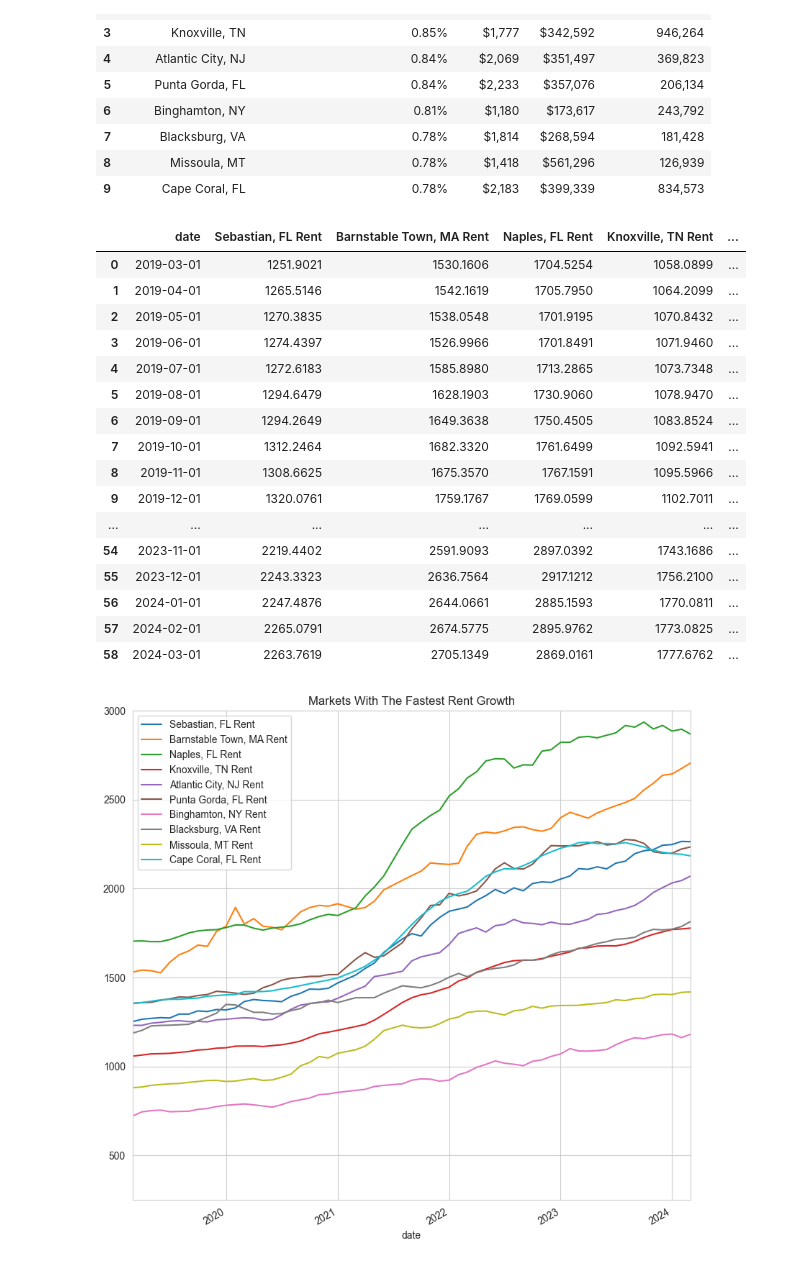
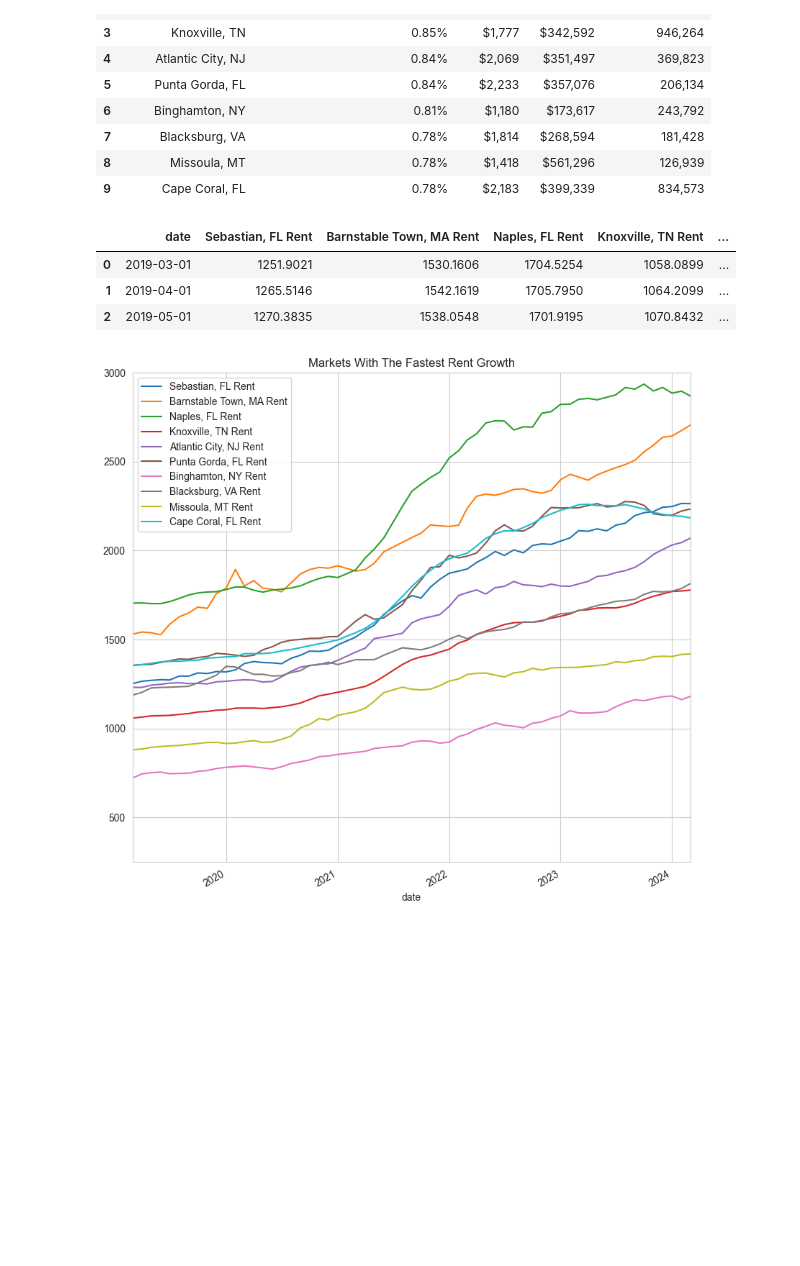
Before and after one commit to AustinJamesWolff/msa_rank_dashboard, a Jupyter notebook: rental_analysis.ipynb, the cells around one changed output. Drawn from its saved outputs; the diff is of its cells as text; code cells hidden in the pictures; blank space fills up the shorter version.

```diff
--- a/rental_analysis.ipynb
+++ b/rental_analysis.ipynb
@@ -280,47 +247,34 @@ rent_5_display.head(10)
 # Get one dataframe with all 10
 def get_msas_to_plot(
     dataframe
 ):
 
     rent_df_list = []
     for msa in dataframe.head(10)['msa_name']:
         temp_df = zillow_rent[
             zillow_rent['msa_name']==msa].copy()
         temp_df.rename(columns={'value':f'{msa} Rent'}, inplace=True)
 
         # Sort by date
         temp_df = temp_df.sort_values('date')
 
         # Drop unnecessary columns
         temp_df.drop(columns=['msa_name','year'], inplace=True)
 
         rent_df_list.append(temp_df)
 
     msas_to_plot_rent = reduce(
         lambda x, y: pd.merge(x, y, on='date'), rent_df_list)
 
     return msas_to_plot_rent
 
 msas_to_plot_rent = get_msas_to_plot(rent_5)
-msas_to_plot_rent
+msas_to_plot_rent.head(3)
 # %% [output]
 |  | date | Sebastian, FL Rent | Barnstable Town, MA Rent | Naples, FL Rent | Knoxville, TN Rent | ... |
 | 0 | 2019-03-01 | 1251.9021 | 1530.1606 | 1704.5254 | 1058.0899 | ... |
 | 1 | 2019-04-01 | 1265.5146 | 1542.1619 | 1705.7950 | 1064.2099 | ... |
 | 2 | 2019-05-01 | 1270.3835 | 1538.0548 | 1701.9195 | 1070.8432 | ... |
-| 3 | 2019-06-01 | 1274.4397 | 1526.9966 | 1701.8491 | 1071.9460 | ... |
-| 4 | 2019-07-01 | 1272.6183 | 1585.8980 | 1713.2865 | 1073.7348 | ... |
-| 5 | 2019-08-01 | 1294.6479 | 1628.1903 | 1730.9060 | 1078.9470 | ... |
-| 6 | 2019-09-01 | 1294.2649 | 1649.3638 | 1750.4505 | 1083.8524 | ... |
-| 7 | 2019-10-01 | 1312.2464 | 1682.3320 | 1761.6499 | 1092.5941 | ... |
-| 8 | 2019-11-01 | 1308.6625 | 1675.3570 | 1767.1591 | 1095.5966 | ... |
-| 9 | 2019-12-01 | 1320.0761 | 1759.1767 | 1769.0599 | 1102.7011 | ... |
-| ... | ... | ... | ... | ... | ... | ... |
-| 54 | 2023-11-01 | 2219.4402 | 2591.9093 | 2897.0392 | 1743.1686 | ... |
-| 55 | 2023-12-01 | 2243.3323 | 2636.7564 | 2917.1212 | 1756.2100 | ... |
-| 56 | 2024-01-01 | 2247.4876 | 2644.0661 | 2885.1593 | 1770.0811 | ... |
-| 57 | 2024-02-01 | 2265.0791 | 2674.5775 | 2895.9762 | 1773.0825 | ... |
-| 58 | 2024-03-01 | 2263.7619 | 2705.1349 | 2869.0161 | 1777.6762 | ... |
 # %%
 %matplotlib inline
 
```
Also changed, not shown: parts of 4 cells of this notebook.
